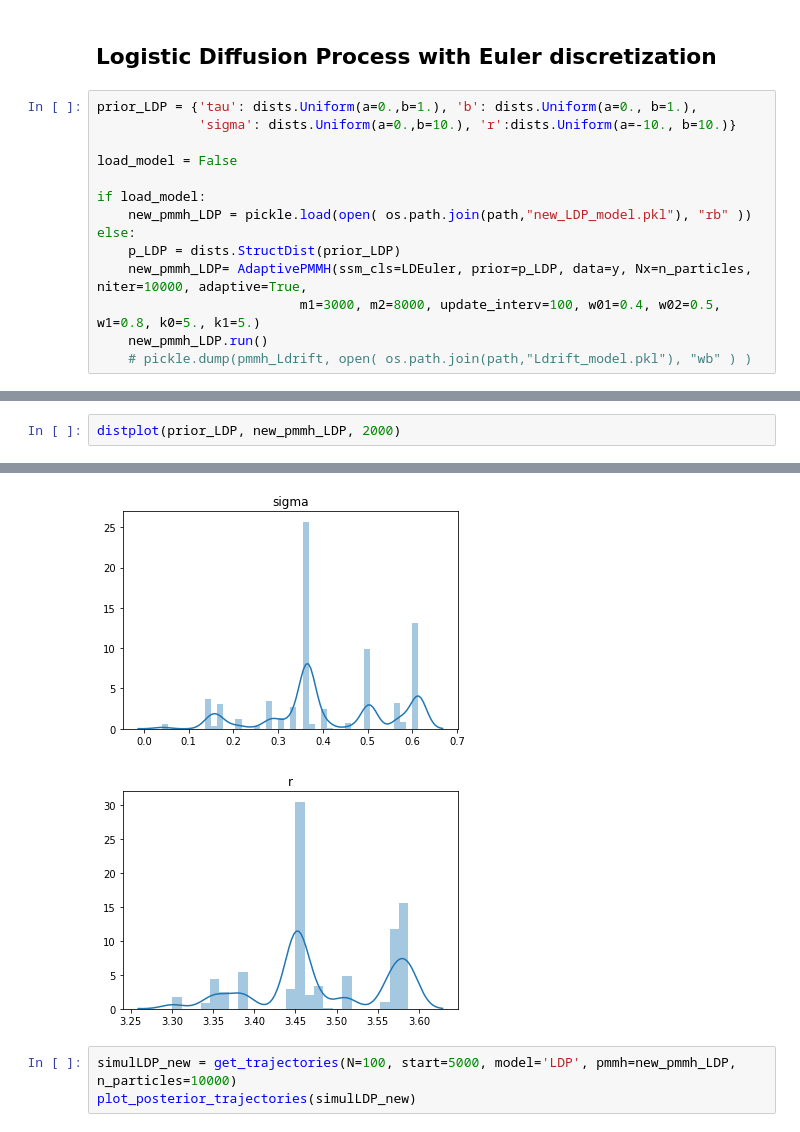
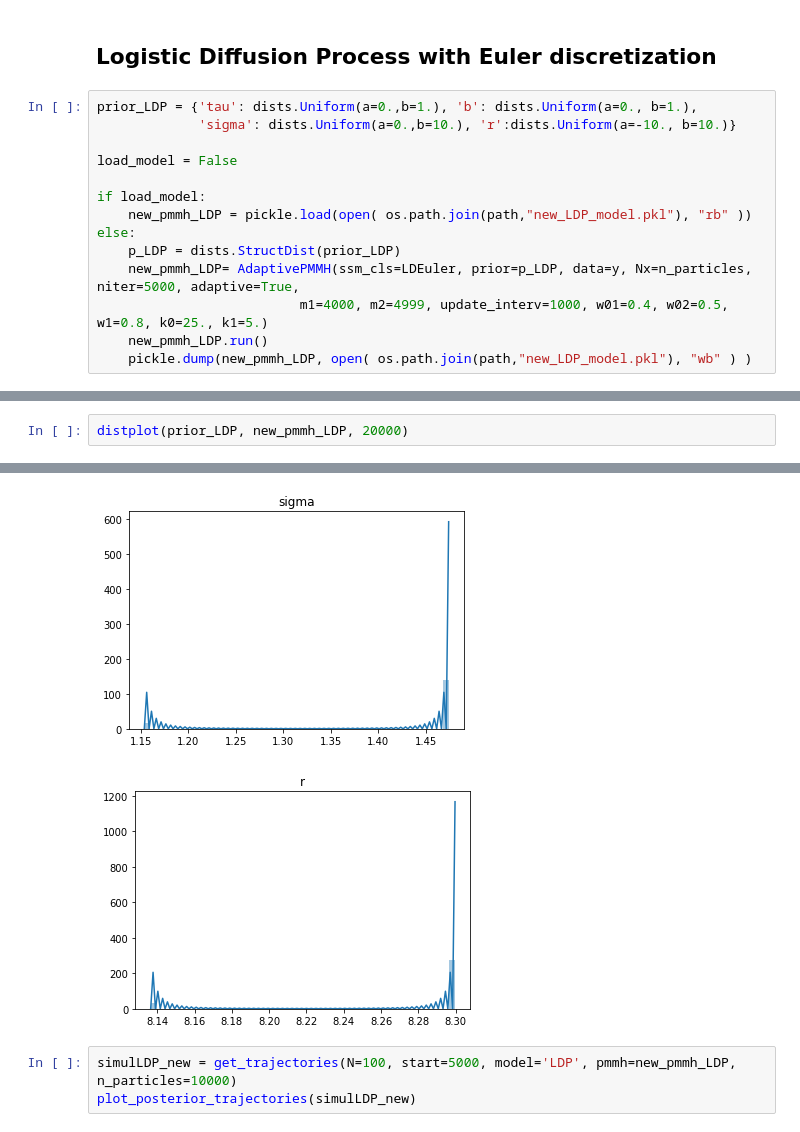
Before and after one commit to issxmeddine/Kangaroos, a Jupyter notebook: ParticleMCMC/Experiments/Kangaroos_Knape.ipynb, the cells around one changed output, grey strips where cells are left out. Drawn from its saved outputs; the diff is of its cells as text.

```diff
--- a/ParticleMCMC/Experiments/Kangaroos_Knape.ipynb
+++ b/ParticleMCMC/Experiments/Kangaroos_Knape.ipynb
@@ -437,10 +427,10 @@ if load_model:
     new_pmmh_LDP = pickle.load(open( os.path.join(path,"new_LDP_model.pkl"), "rb" ))
 else:
     p_LDP = dists.StructDist(prior_LDP)
-    new_pmmh_LDP= AdaptivePMMH(ssm_cls=LDEuler, prior=p_LDP, data=y, Nx=n_particles, niter=10000, adaptive=True,
-                          m1=3000, m2=8000, update_interv=100, w01=0.4, w02=0.5, w1=0.8, k0=5., k1=5.)
+    new_pmmh_LDP= AdaptivePMMH(ssm_cls=LDEuler, prior=p_LDP, data=y, Nx=n_particles, niter=5000, adaptive=True,
+                          m1=4000, m2=4999, update_interv=1000, w01=0.4, w02=0.5, w1=0.8, k0=25., k1=5.)
     new_pmmh_LDP.run()
-    # pickle.dump(pmmh_Ldrift, open( os.path.join(path,"Ldrift_model.pkl"), "wb" ) )
+    pickle.dump(new_pmmh_LDP, open( os.path.join(path,"new_LDP_model.pkl"), "wb" ) )
 # %%
 print_metrics(new_pmmh_LDP)
 plot_theta(prior_LDP,new_pmmh_LDP)
@@ -459,3 +449,3 @@ Last terms of theta chain: [(0.00730192, 3.5871982, 0.61332504, 0.21474873)
 # %%
-distplot(prior_LDP, new_pmmh_LDP, 2000)
+distplot(prior_LDP, new_pmmh_LDP, 20000)
 # %% [output]
@@ -464,5 +454,5 @@ distplot(prior_LDP, new_pmmh_LDP, 2000)
-[figure, old version]
+[figure, new version]
-[figure, old version]
+[figure, new version]
 # %%
 simulLDP_new = get_trajectories(N=100, start=5000, model='LDP', pmmh=new_pmmh_LDP, n_particles=10000)
 plot_posterior_trajectories(simulLDP_new)
```
Also changed, not shown: parts of 3 cells of this notebook.
